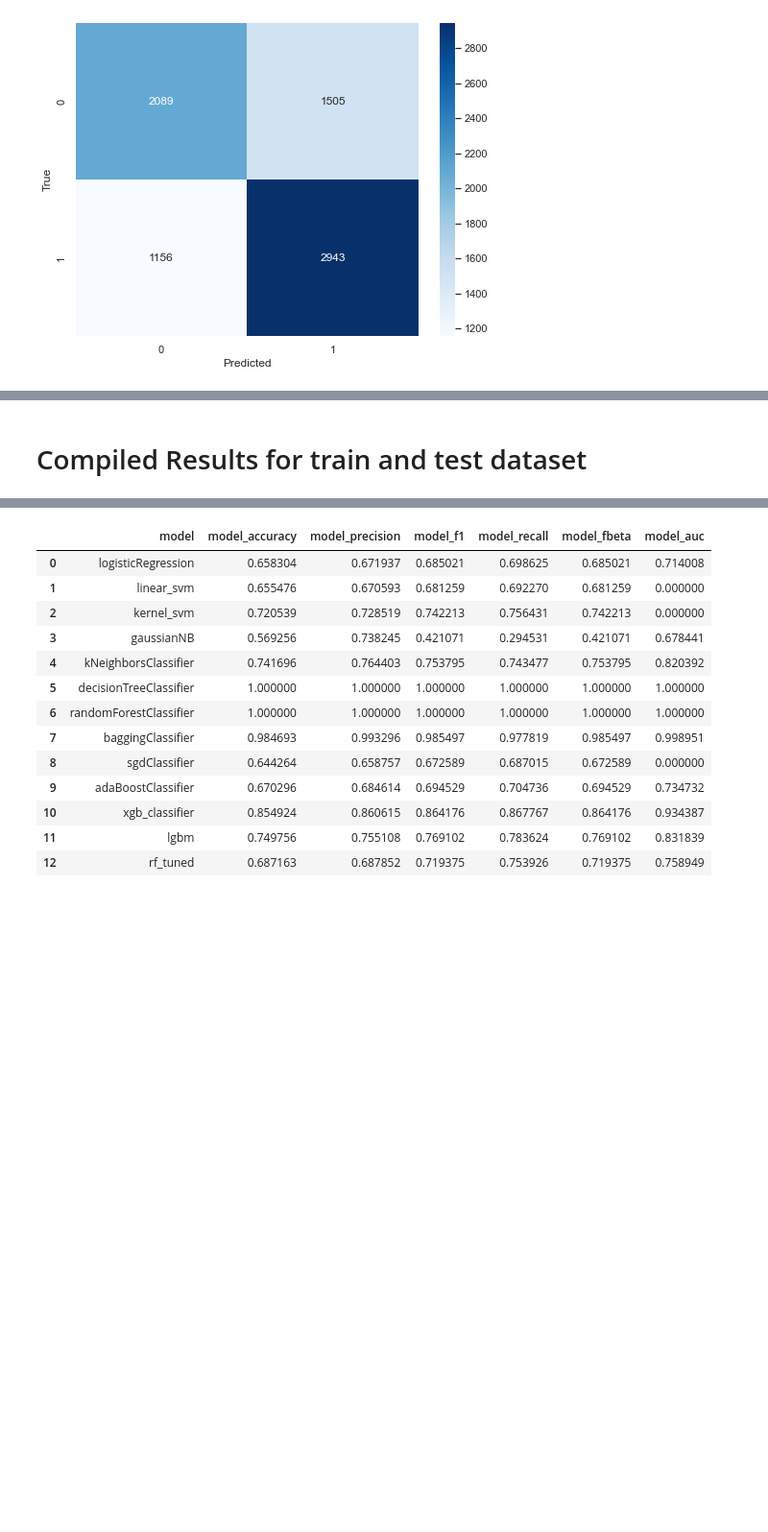
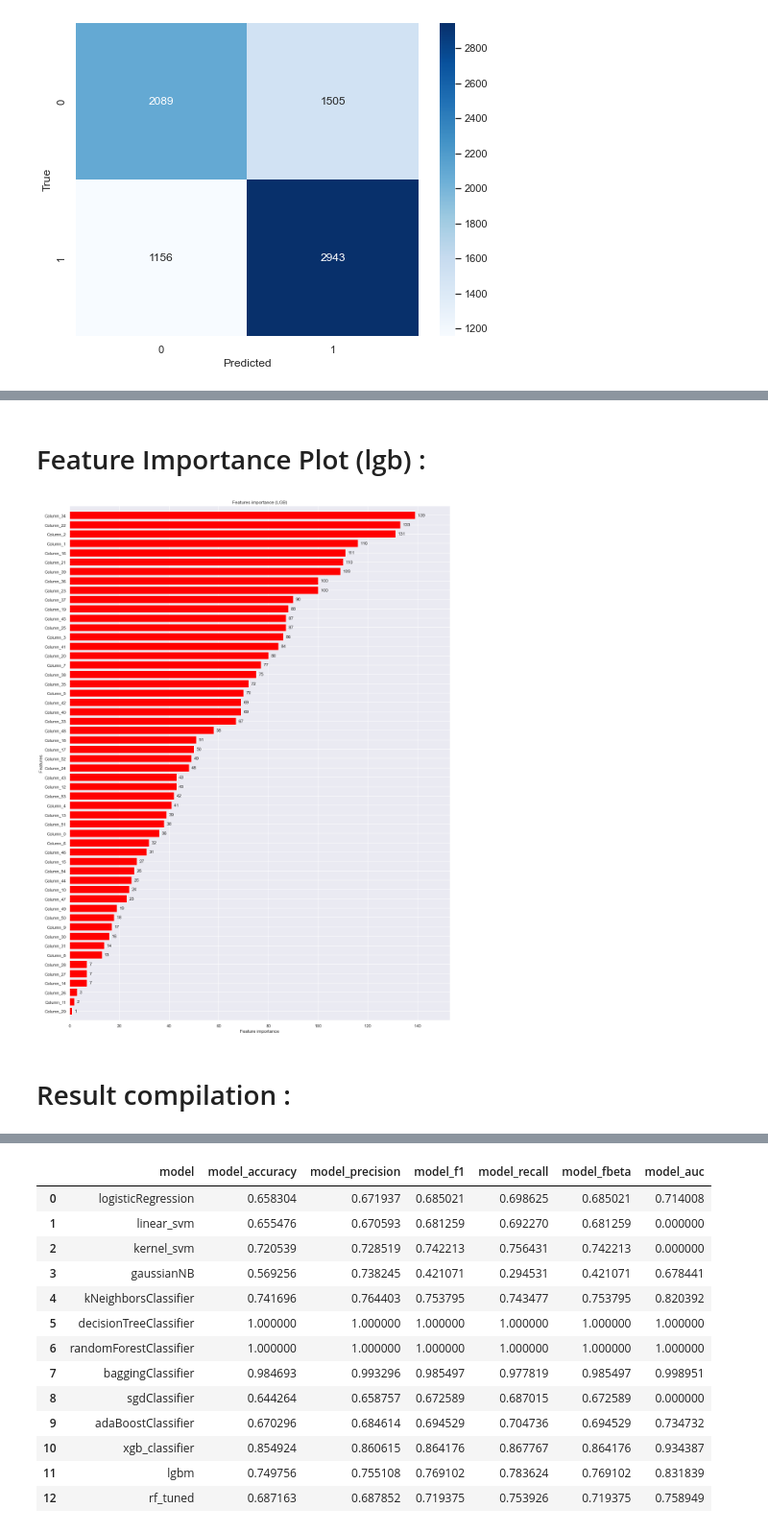
Before and after one commit to laksath/cogoport-assessment, a Jupyter notebook: python_assessment/Online News Popularity/OnlineNewsPopularity-Classifier.ipynb, the cells around one changed output, grey strips where cells are left out. Shown at 96% size. Saved outputs shown, nothing was run; the diff lists cells and outputs as text; code cells hidden in the pictures; blank space fills up the shorter version.

```diff
--- a/python_assessment/Online News Popularity/OnlineNewsPopularity-Classifier.ipynb
+++ b/python_assessment/Online News Popularity/OnlineNewsPopularity-Classifier.ipynb
@@ -1004,3 +1030,13 @@ weighted avg       0.65      0.65      0.65      7693
+# %% [markdown]
+# Feature Importance Plot (lgb) :
+# %%
+fig, (ax) = plt.subplots(ncols=1, figsize=(18,25))
+lgb.plot_importance(lgbm, height=0.8, title="Features importance (LGB)", ax=ax, color="red")
+plt.show()
+# %% [output]
+[figure, added]
+# %% [markdown]
+# Result compilation :
 # %%
 model_results=[
     logisticRegression_result,
@@ -1070,5 +1106,3 @@ for i in range(len(models)):
 
 training_data_results = pd.DataFrame(training_data_results)
 testing_data_results = pd.DataFrame(testing_data_results)
-# %% [markdown]
-# Compiled Results for train and test dataset
```
Also changed, not shown: parts of 137 cells of this notebook, 2 other files.
